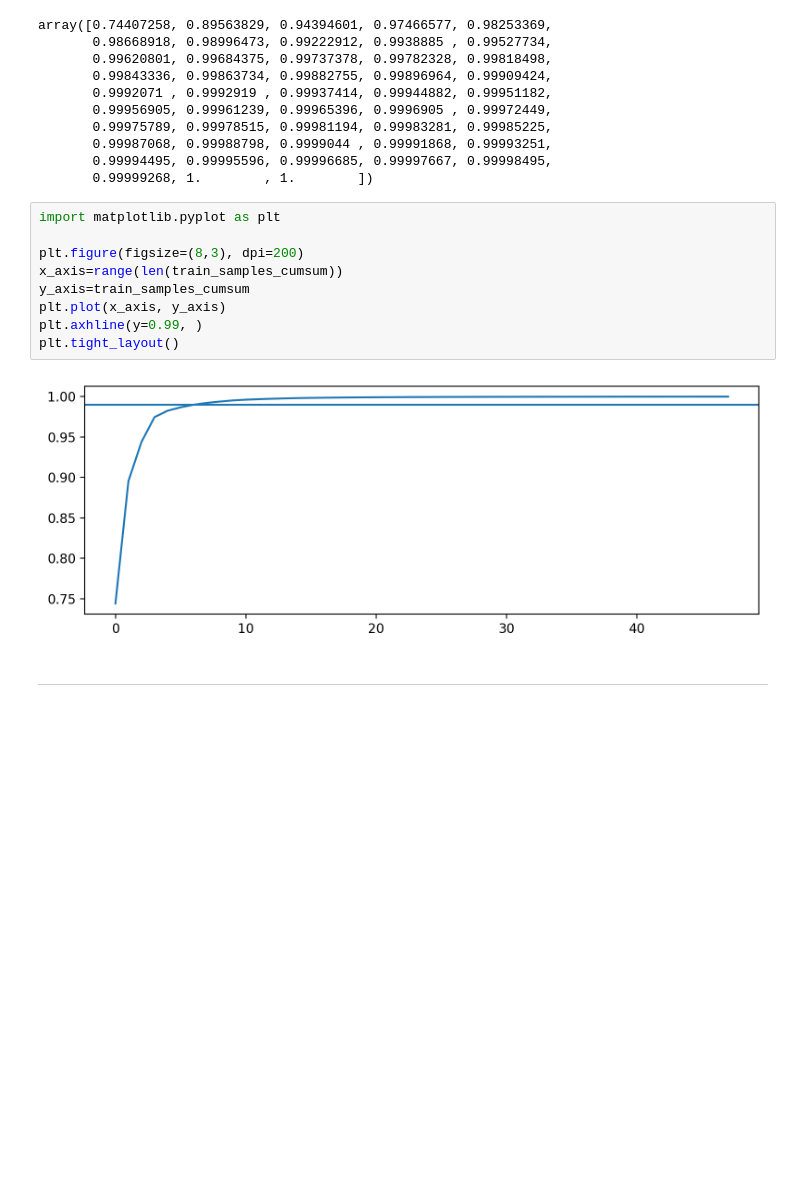
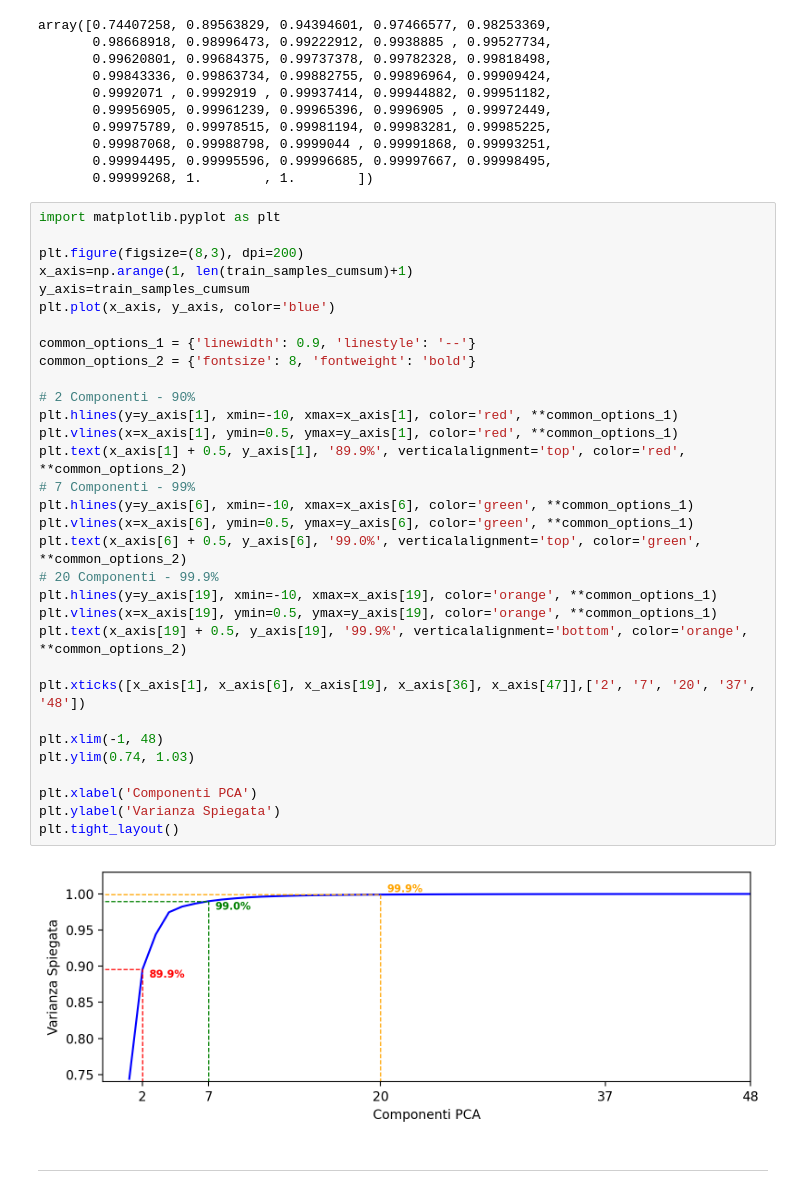
Before and after one commit to zosojack/ml-applications, a Jupyter notebook: 2-second-project/pca_benza.ipynb, the cells around one changed output. Saved outputs shown, nothing was run; the diff lists cells and outputs as text; blank space fills up the shorter version.

Commit message:
fancy pca plot

```diff
--- a/2-second-project/pca_benza.ipynb
+++ b/2-second-project/pca_benza.ipynb
@@ -113,14 +113,37 @@ array([0.74407258, 0.89563829, 0.94394601, 0.97466577, 0.98253369,
 # %%
 import matplotlib.pyplot as plt
 
 plt.figure(figsize=(8,3), dpi=200)
-x_axis=range(len(train_samples_cumsum))
+x_axis=np.arange(1, len(train_samples_cumsum)+1)
 y_axis=train_samples_cumsum
-plt.plot(x_axis, y_axis)
-plt.axhline(y=0.99, )
+plt.plot(x_axis, y_axis, color='blue')
+
+common_options_1 = {'linewidth': 0.9, 'linestyle': '--'}
+common_options_2 = {'fontsize': 8, 'fontweight': 'bold'}
+
+# 2 Componenti - 90%
+plt.hlines(y=y_axis[1], xmin=-10, xmax=x_axis[1], color='red', **common_options_1)
+plt.vlines(x=x_axis[1], ymin=0.5, ymax=y_axis[1], color='red', **common_options_1)
+plt.text(x_axis[1] + 0.5, y_axis[1], '89.9%', verticalalignment='top', color='red', **common_options_2)
+# 7 Componenti - 99%
+plt.hlines(y=y_axis[6], xmin=-10, xmax=x_axis[6], color='green', **common_options_1)
+plt.vlines(x=x_axis[6], ymin=0.5, ymax=y_axis[6], color='green', **common_options_1)
+plt.text(x_axis[6] + 0.5, y_axis[6], '99.0%', verticalalignment='top', color='green', **common_options_2)
+# 20 Componenti - 99.9%
+plt.hlines(y=y_axis[19], xmin=-10, xmax=x_axis[19], color='orange', **common_options_1)
+plt.vlines(x=x_axis[19], ymin=0.5, ymax=y_axis[19], color='orange', **common_options_1)
+plt.text(x_axis[19] + 0.5, y_axis[19], '99.9%', verticalalignment='bottom', color='orange', **common_options_2)
+
+plt.xticks([x_axis[1], x_axis[6], x_axis[19], x_axis[36], x_axis[47]],['2', '7', '20', '37', '48'])
+
+plt.xlim(-1, 48)
+plt.ylim(0.74, 1.03)
+
+plt.xlabel('Componenti PCA')
+plt.ylabel('Varianza Spiegata')
 plt.tight_layout()
 # %% [output]
-[figure, old version]
+[figure, new version]
 # %% [markdown]
 ---
 # %% [markdown]
```
